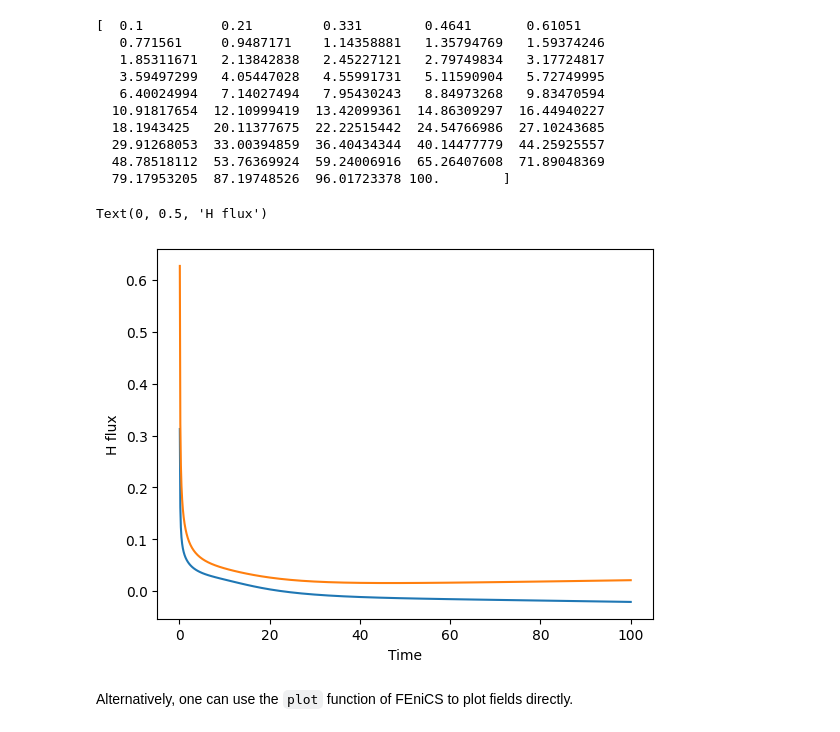
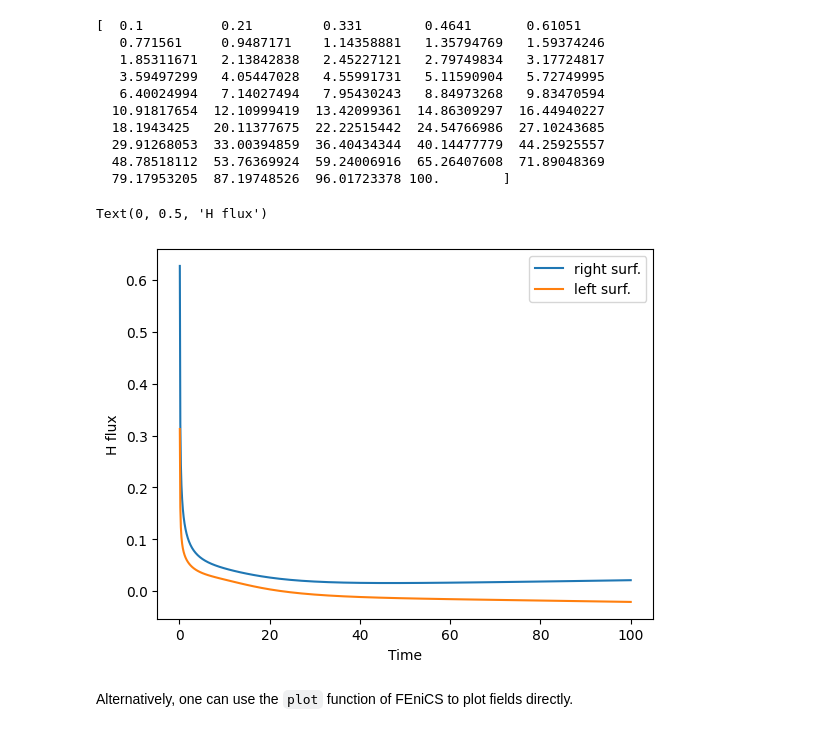
Before and after one commit to festim-dev/FESTIM-workshop, a Jupyter notebook: tasks/task5.ipynb, the cells around one changed output. Cells and saved outputs as stored; diff of their text form; code cells hidden in the pictures.

Commit message:
added labels

```diff
--- a/tasks/task5.ipynb
+++ b/tasks/task5.ipynb
@@ -112,15 +106,15 @@ print(data["ts"])
 # %%
 import matplotlib.pyplot as plt
 
-plt.plot(data["ts"], data["Flux_surface_1_solute"])
-plt.plot(data["ts"], data["Flux_surface_2_solute"])
-
+plt.plot(data["ts"], data["Flux_surface_2_solute"], label="right surf.")
+plt.plot(data["ts"], data["Flux_surface_1_solute"], label="left surf.")
+plt.legend()
 plt.xlabel("Time")
 
 plt.ylabel("H flux")
 # %% [output]
 Text(0, 0.5, 'H flux')
-[figure, old version]
+[figure, new version]
 # %% [markdown]
 Alternatively, one can use the `plot` function of FEniCS to plot fields directly.
 # %%
```
Also changed, not shown: parts of 2 cells of this notebook.
